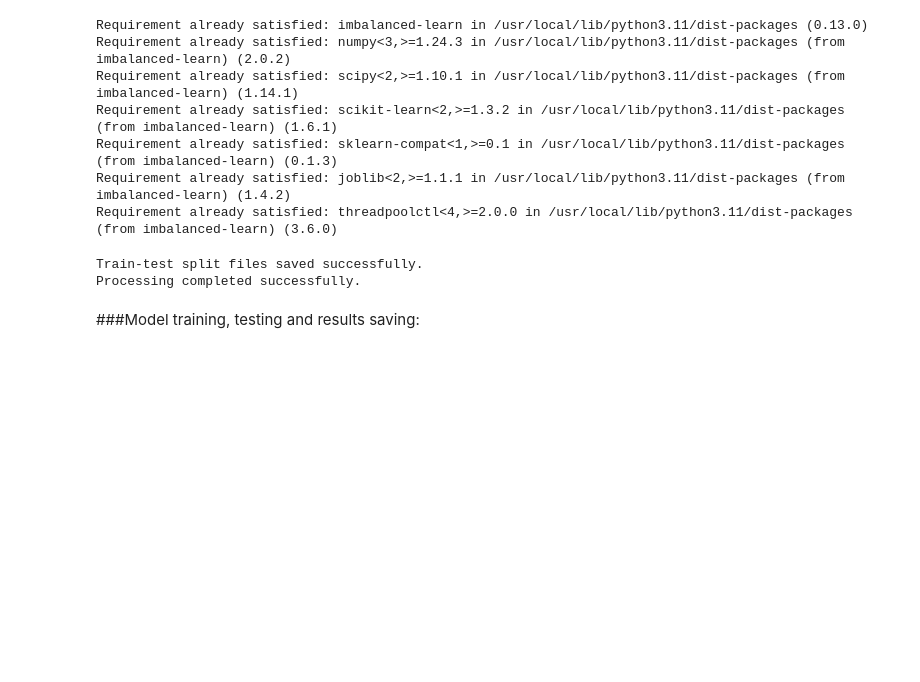
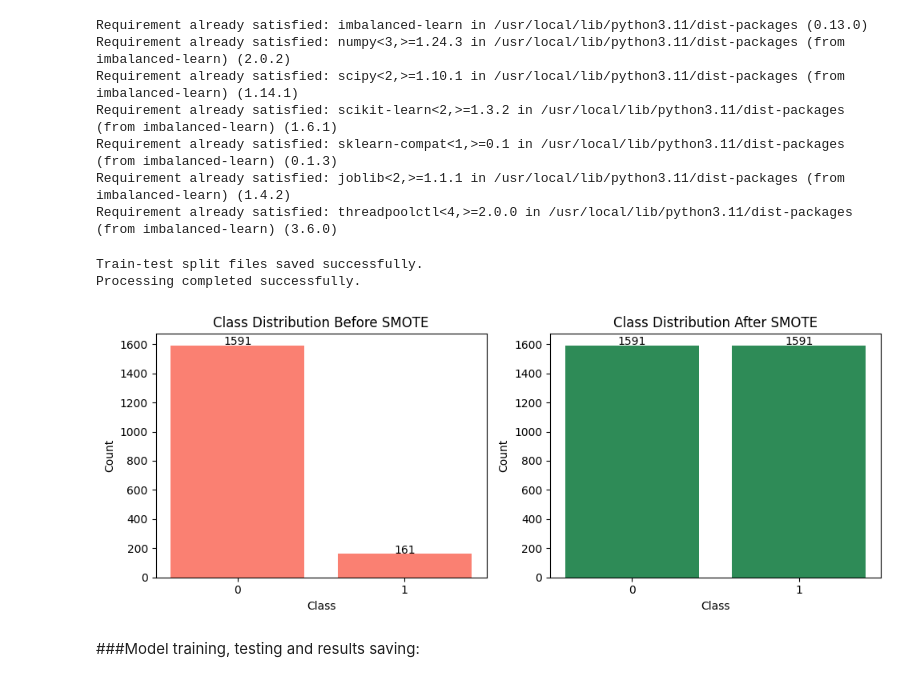
Before and after one commit to datascape/RealityStream2025, a Jupyter notebook: Run-Models.ipynb, the cells around one changed output. Drawn from its saved outputs; the diff is of its cells as text; code cells hidden in the pictures; blank space fills up the shorter version.

```diff
--- a/Run-Models.ipynb
+++ b/Run-Models.ipynb
@@ -1079,6 +1165,34 @@ Processing completed successfully.
 #If the dataset is imbalanced(which is not)
 smote = SMOTE(random_state=42)
 X_train_smote, y_train_smote = smote.fit_resample(X_train, y_train)
+# %%
+# Count before SMOTE
+before_counts = y_train.value_counts().sort_index()
+after_counts = y_train_smote.value_counts().sort_index()
+
+# Plot
+fig, axes = plt.subplots(1, 2, figsize=(10, 4))
+
+# Before SMOTE
+axes[0].bar(before_counts.index.astype(str), before_counts.values, color='salmon')
+axes[0].set_title("Class Distribution Before SMOTE")
+axes[0].set_xlabel("Class")
+axes[0].set_ylabel("Count")
+for i, v in enumerate(before_counts.values):
+    axes[0].text(i, v + 2, str(v), ha='center')
+
+# After SMOTE
+axes[1].bar(after_counts.index.astype(str), after_counts.values, color='seagreen')
+axes[1].set_title("Class Distribution After SMOTE")
+axes[1].set_xlabel("Class")
+axes[1].set_ylabel("Count")
+for i, v in enumerate(after_counts.values):
+    axes[1].text(i, v + 2, str(v), ha='center')
+
+plt.tight_layout()
+plt.show()
+# %% [output]
+[figure, added]
 # %% [markdown]
 ###Model training, testing and results saving:
 # %% [markdown]
```
Also changed, not shown: parts of 23 cells of this notebook.
